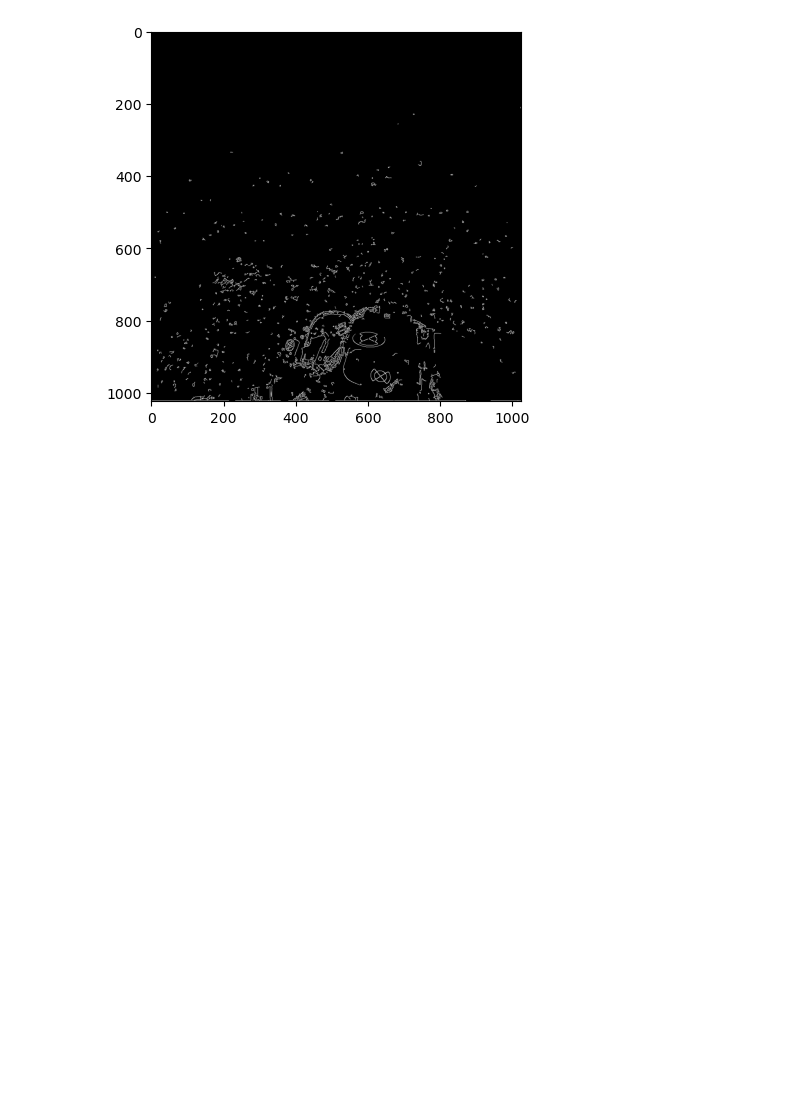
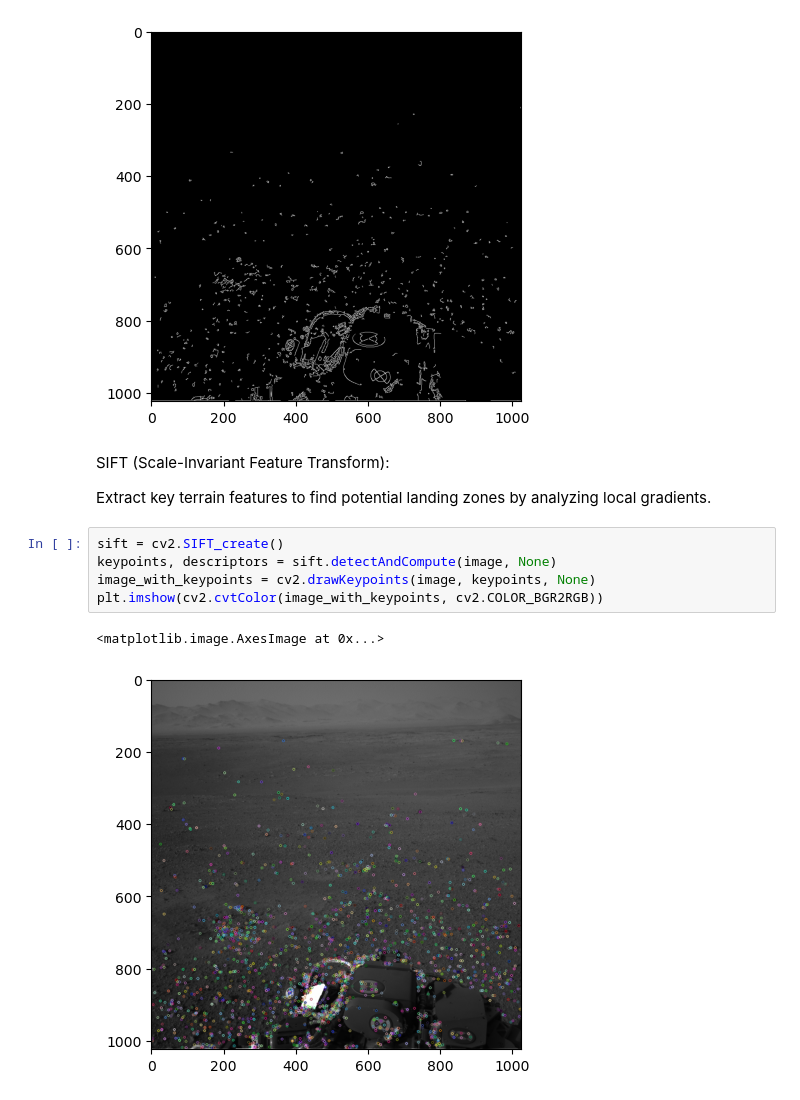
Before and after one commit to Shashikumar-ezhilarasu/Autonomous-Landing-Assistent-TRN, a Jupyter notebook: features.ipynb, the cells around one changed output. Saved outputs shown, nothing was run; the diff lists cells and outputs as text; blank space fills up the shorter version.

```diff
--- a/features.ipynb
+++ b/features.ipynb
@@ -159,3 +159,15 @@ plt.imshow(edges, cmap='gray')
 # %% [output]
 <matplotlib.image.AxesImage at 0x...>
 [figure]
+# %% [markdown]
+SIFT (Scale-Invariant Feature Transform):<br>
+
+Extract key terrain features to find potential landing zones by analyzing local gradients.
+# %%
+sift = cv2.SIFT_create()
+keypoints, descriptors = sift.detectAndCompute(image, None)
+image_with_keypoints = cv2.drawKeypoints(image, keypoints, None)
+plt.imshow(cv2.cvtColor(image_with_keypoints, cv2.COLOR_BGR2RGB))
+# %% [output]
+<matplotlib.image.AxesImage at 0x...>
+[figure, added]
```
Also changed, not shown: parts of 6 cells of this notebook.
